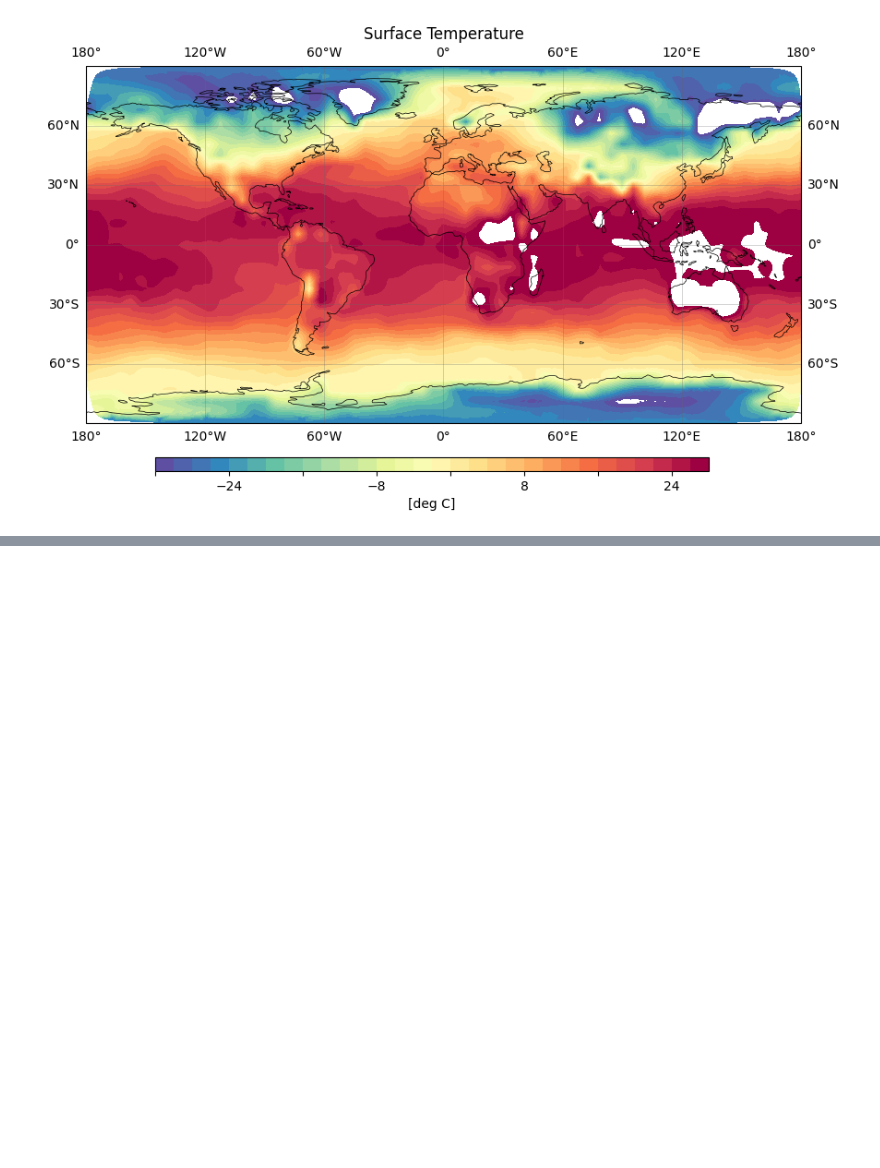
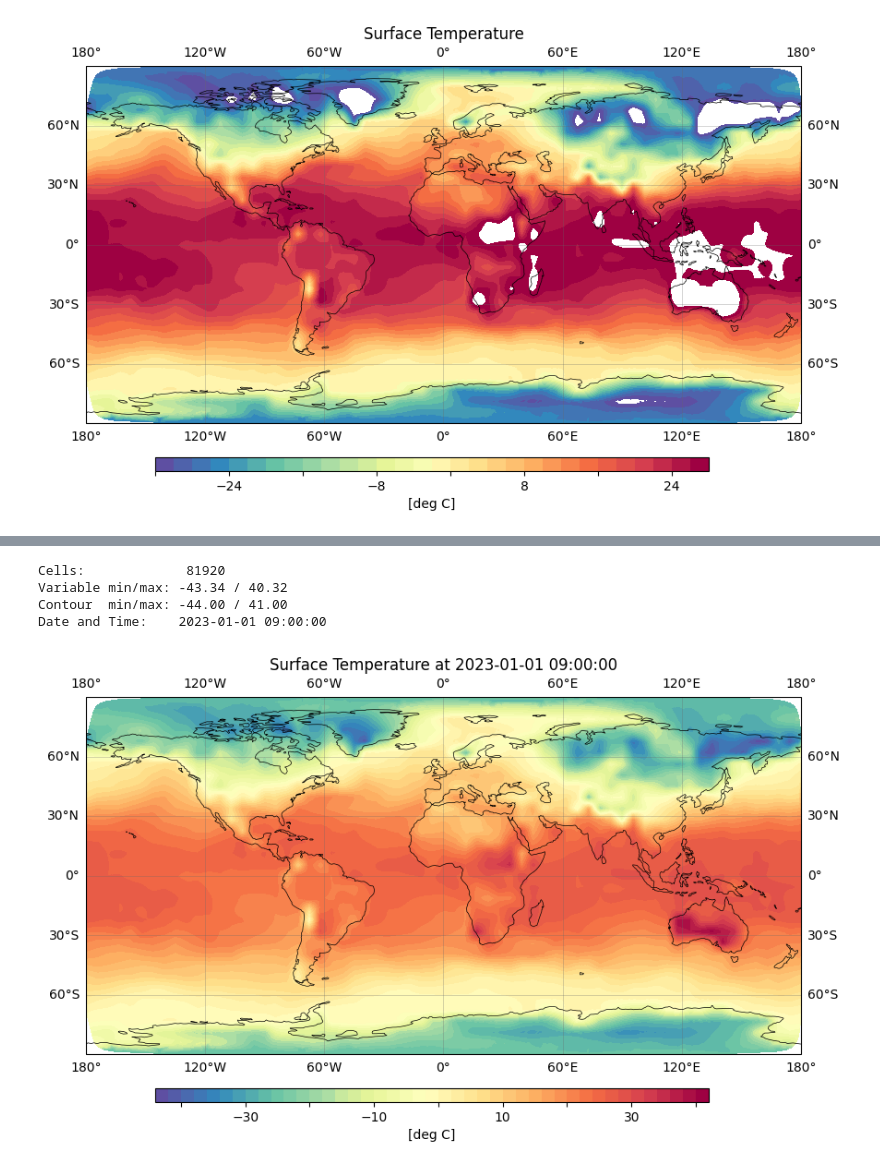
Before and after one commit to tdiepenb/ESDP1, a Jupyter notebook: load_era5.ipynb, the cells around one changed output, grey strips where cells are left out. Cells and saved outputs as stored; diff of their text form; code cells hidden in the pictures; blank space fills up the shorter version.

```diff
--- a/load_era5.ipynb
+++ b/load_era5.ipynb
@@ -361,0 +342,37 @@ cbar.set_label('[deg C]')
+# %%
+def convertGridToIconGrid(in_file, out_file, grid_file, project_path):
+    cmd = f"wsl cdo remapbil,{project_path + grid_file} -setgridtype,curvilinear {project_path + in_file} {project_path + out_file}"
+    print(cmd)
+    !{cmd}
+    output = xr.open_dataset(out_file)
+    return output
+# %%
+def plotIconTemperatureGraph(ds, step):
+    ti = ds["time"].values[step]
+    date_time_obj = ti.astype("datetime64[ms]").astype(datetime).strftime('%Y-%m-%d %H:%M:%S')
+    var = ds["t2m"].values[step]
+    var = var - 273.15
+    clon = np.rad2deg(ds.clon.values)
+    clat = np.rad2deg(ds.clat.values)
+    varMin, varMax, varInt = np.floor(np.nanmin(var)), np.ceil(np.nanmax(var)), 2
+    levels = np.arange(varMin, varMax + varInt, varInt)
+    nlevs = levels.size
+    labels = ['{:.2f}'.format(x) for x in levels]
+    print('')
+    print('Cells:            %6d ' % clon.size)
+    print('Variable min/max: %6.2f ' % np.nanmin(var) + '/' + ' %.2f' % np.nanmax(var))
+    print('Contour  min/max: %6.2f ' % varMin + '/' + ' %.2f' % varMax)
+    print('Date and Time:    %10s ' % date_time_obj)
+    print('')
+    projection = ccrs.PlateCarree()
+    cmap = plt.get_cmap('Spectral_r', nlevs)
+    fig, ax = plt.subplots(figsize=(10, 10), subplot_kw=dict(projection=projection))
+    ax.set_global()
+    ax.gridlines(draw_labels=True, linewidth=0.5, color='dimgray', alpha=0.4, zorder=2)
+    ax.coastlines(linewidth=0.5, zorder=2)
+    plt.title(f"Surface Temperature at {date_time_obj}")
+    cnf = ax.tricontourf(clon, clat, var, vmin=varMin, vmax=varMax, levels=levels, cmap=cmap, extend='neither', zorder=0)
+    cbar_ax = fig.add_axes([0.2, 0.25, 0.6, 0.015], autoscalex_on=True)
+    cbar = fig.colorbar(cnf, cax=cbar_ax, orientation='horizontal')
+    plt.setp(cbar.ax.get_xticklabels()[::2], visible=False)
+    cbar.set_label('[deg C]')
@@ -361,0 +399,5 @@ cbar.set_label('[deg C]')
+# %%
+outfile = "regrid_data.nc"
+# %%
+iconds = convertGridToIconGrid(in_file="data.nc", out_file=outfile, grid_file="icon_grid_0019_R02B05_G.nc", project_path="/mnt/c/users/maoka/PycharmProjects/EarthSystemDataProcessing/ESDP1/")
+iconds
@@ -361,0 +429,8 @@ cbar.set_label('[deg C]')
+# %%
+plotIconTemperatureGraph(iconds, 0)
+# %% [output]
+Cells:             81920
+Variable min/max: -43.34 / 40.32
+Contour  min/max: -44.00 / 41.00
+Date and Time:    2023-01-01 09:00:00
+[figure, added]
```
Also changed, not shown: parts of 22 cells of this notebook, 1 other file.
